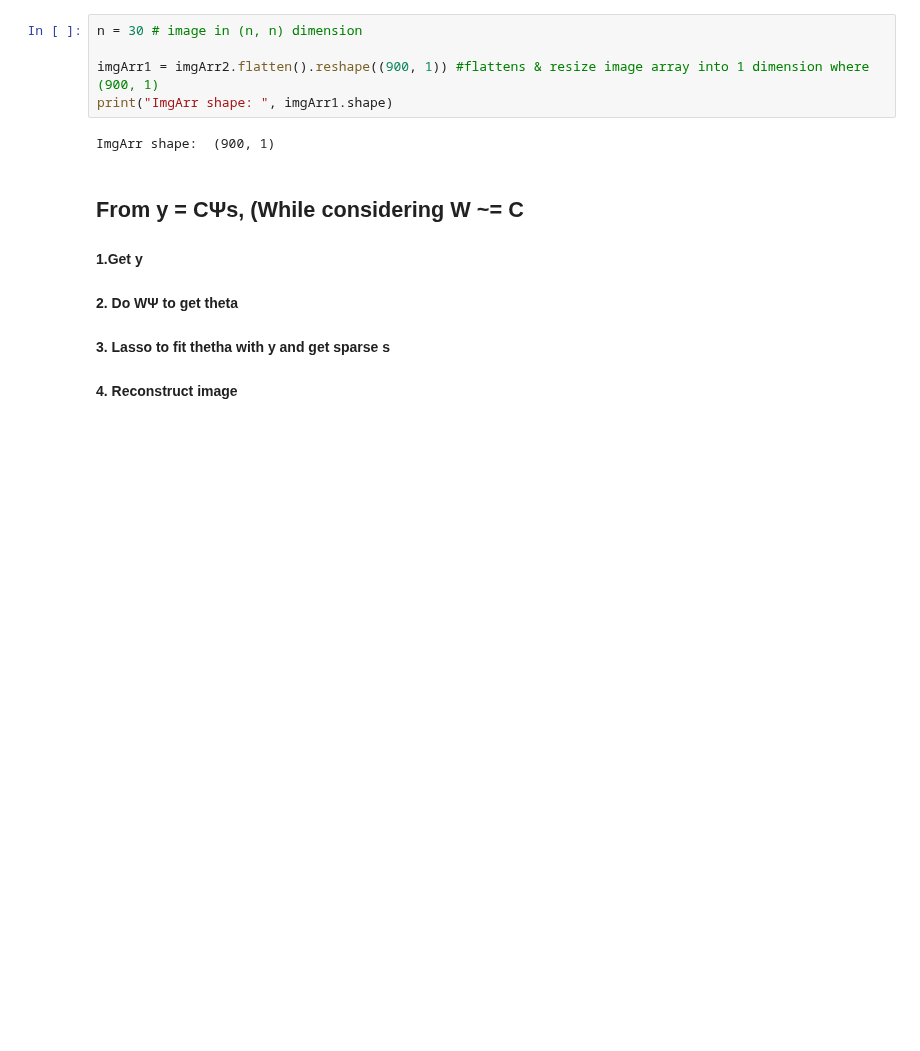
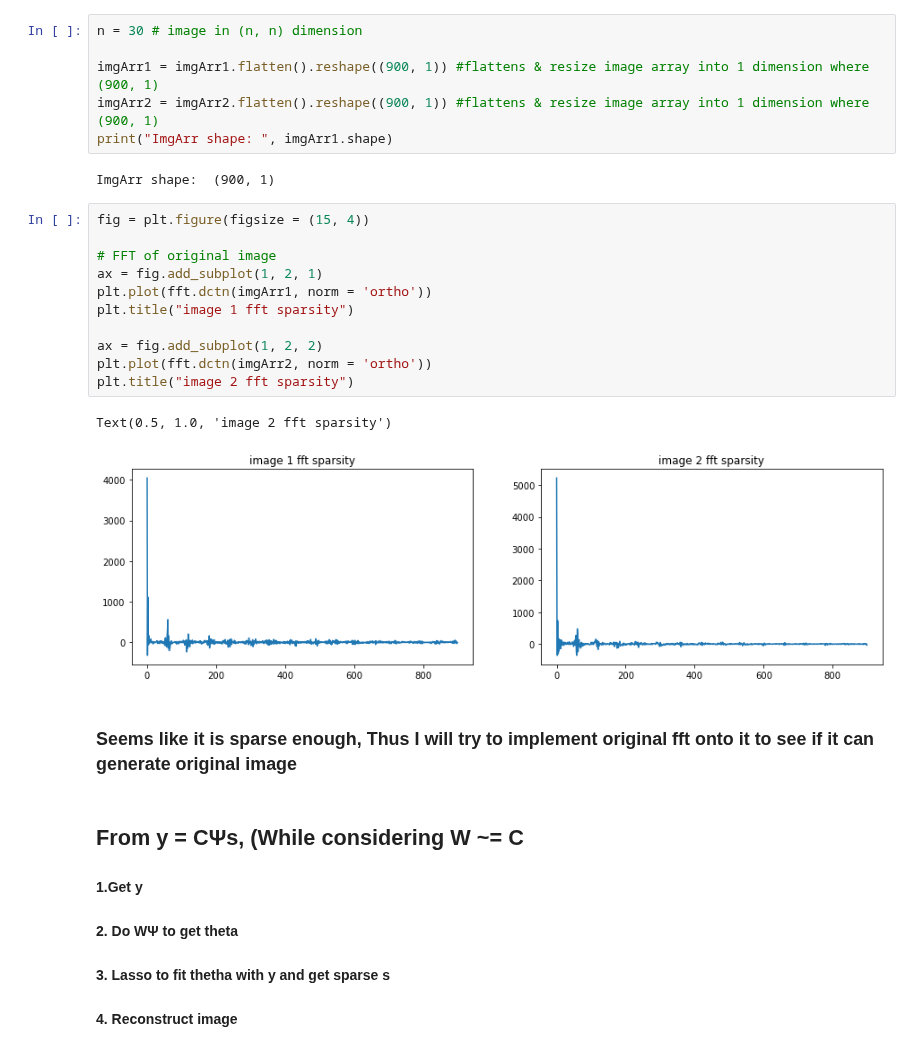
Before and after one commit to qkstngus000/Visual-Compressive-Sensing, a Jupyter notebook: V1_Compress _Sensing.ipynb, the cells around one changed output. Saved outputs shown, nothing was run; the diff lists cells and outputs as text; blank space fills up the shorter version.

```diff
--- a/V1_Compress _Sensing.ipynb
+++ b/V1_Compress _Sensing.ipynb
@@ -101,10 +117,27 @@ plt.imshow(img2)
 # %%
 n = 30 # image in (n, n) dimension
 
-imgArr1 = imgArr2.flatten().reshape((900, 1)) #flattens & resize image array into 1 dimension where (900, 1)
+imgArr1 = imgArr1.flatten().reshape((900, 1)) #flattens & resize image array into 1 dimension where (900, 1)
+imgArr2 = imgArr2.flatten().reshape((900, 1)) #flattens & resize image array into 1 dimension where (900, 1)
 print("ImgArr shape: ", imgArr1.shape)
 # %% [output]
 ImgArr shape:  (900, 1)
+# %%
+fig = plt.figure(figsize = (15, 4))
+
+# FFT of original image
+ax = fig.add_subplot(1, 2, 1)
+plt.plot(fft.dctn(imgArr1, norm = 'ortho'))
+plt.title("image 1 fft sparsity")
+
+ax = fig.add_subplot(1, 2, 2)
+plt.plot(fft.dctn(imgArr2, norm = 'ortho'))
+plt.title("image 2 fft sparsity")
+# %% [output]
+Text(0.5, 1.0, 'image 2 fft sparsity')
+[figure, added]
+# %% [markdown]
+### Seems like it is sparse enough, Thus I will try to implement original fft onto it to see if it can generate original image
 # %% [markdown]
 ## From y = CΨs, (While considering W ~= C
 #### 1.Get y
```
Also changed, not shown: parts of 8 cells of this notebook, 3 other files.
